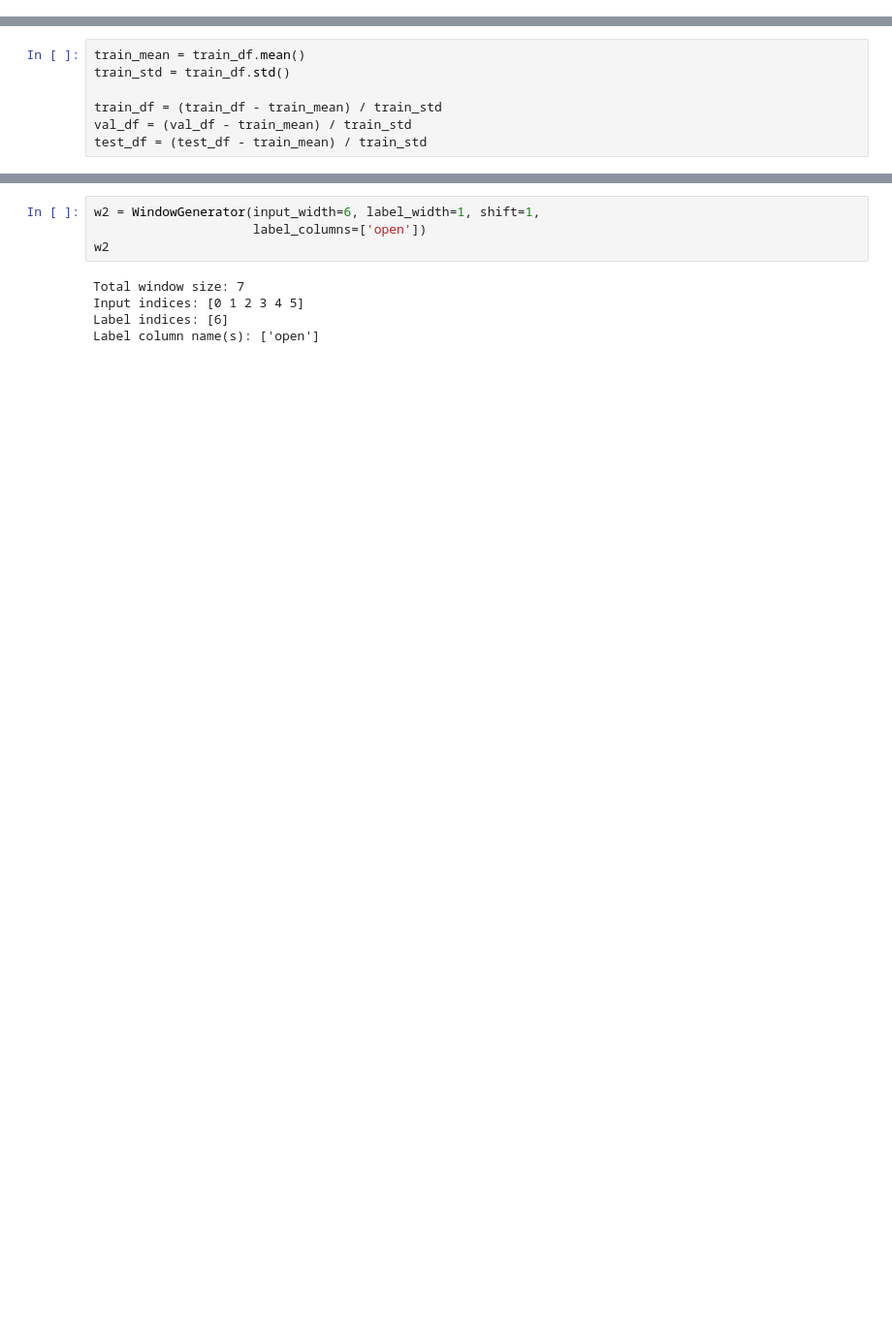
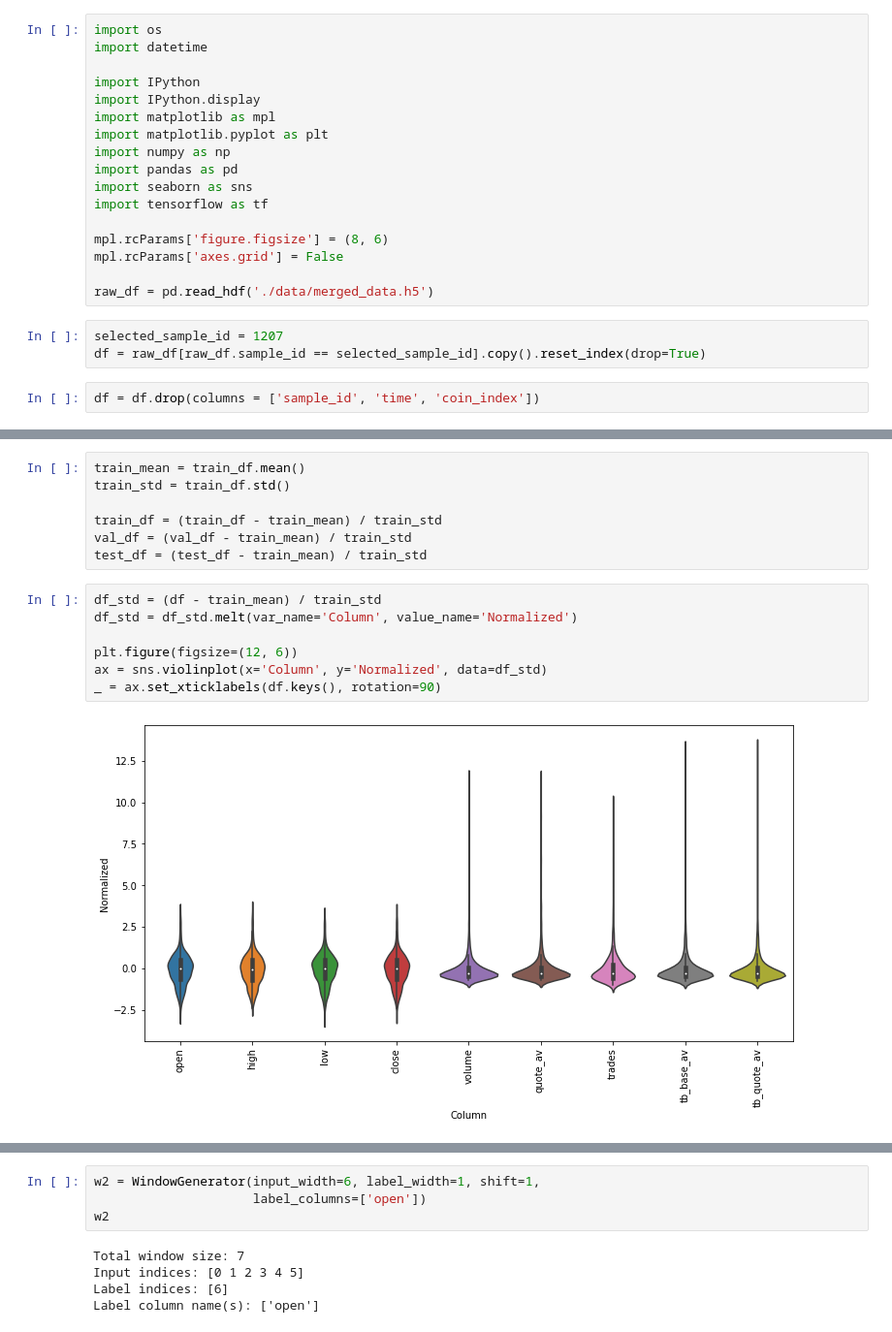
Before and after one commit to Jeongseup/DACON_BitcoinTrader, a Jupyter notebook: tensorflow_course.ipynb, the cells around one changed output, grey strips where cells are left out. Shown at 97% size. Cells and saved outputs as stored; diff of their text form; blank space fills up the shorter version.

```diff
--- a/tensorflow_course.ipynb
+++ b/tensorflow_course.ipynb
@@ -65 +1,23 @@ ModuleSpec(name='tensorflow', loader=<_frozen_importlib_external._NamespaceLoade
+# %%
+import os
+import datetime
+
+import IPython
+import IPython.display
+import matplotlib as mpl
+import matplotlib.pyplot as plt
+import numpy as np
+import pandas as pd
+import seaborn as sns
+import tensorflow as tf
+
+mpl.rcParams['figure.figsize'] = (8, 6)
+mpl.rcParams['axes.grid'] = False
+
+raw_df = pd.read_hdf('./data/merged_data.h5')
+# %%
+selected_sample_id = 1207
+df = raw_df[raw_df.sample_id == selected_sample_id].copy().reset_index(drop=True)
+# %%
+df = df.drop(columns = ['sample_id', 'time', 'coin_index'])
 # %%
@@ -78,5 +36,14 @@ train_std = train_df.std()
 train_df = (train_df - train_mean) / train_std
 val_df = (val_df - train_mean) / train_std
 test_df = (test_df - train_mean) / train_std
+# %%
+df_std = (df - train_mean) / train_std
+df_std = df_std.melt(var_name='Column', value_name='Normalized')
+
+plt.figure(figsize=(12, 6))
+ax = sns.violinplot(x='Column', y='Normalized', data=df_std)
+_ = ax.set_xticklabels(df.keys(), rotation=90)
+# %% [output]
+[figure, added]
 # %%
 class WindowGenerator():
```
Also changed, not shown: parts of 20 cells of this notebook, 2 other files.
